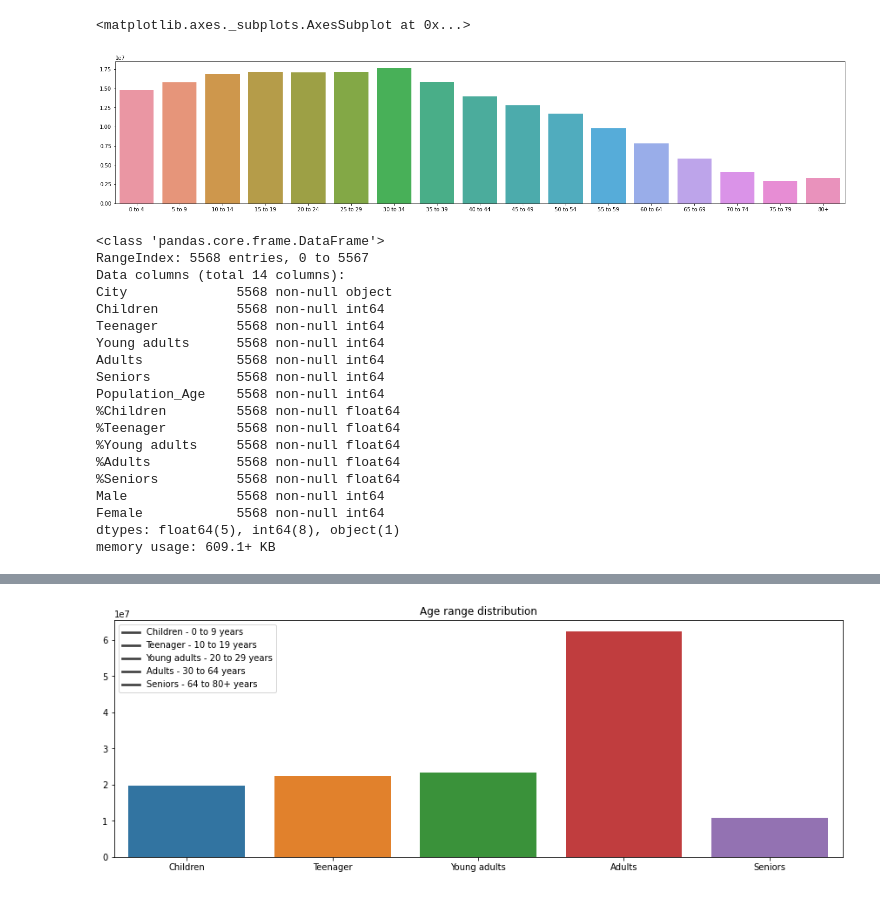
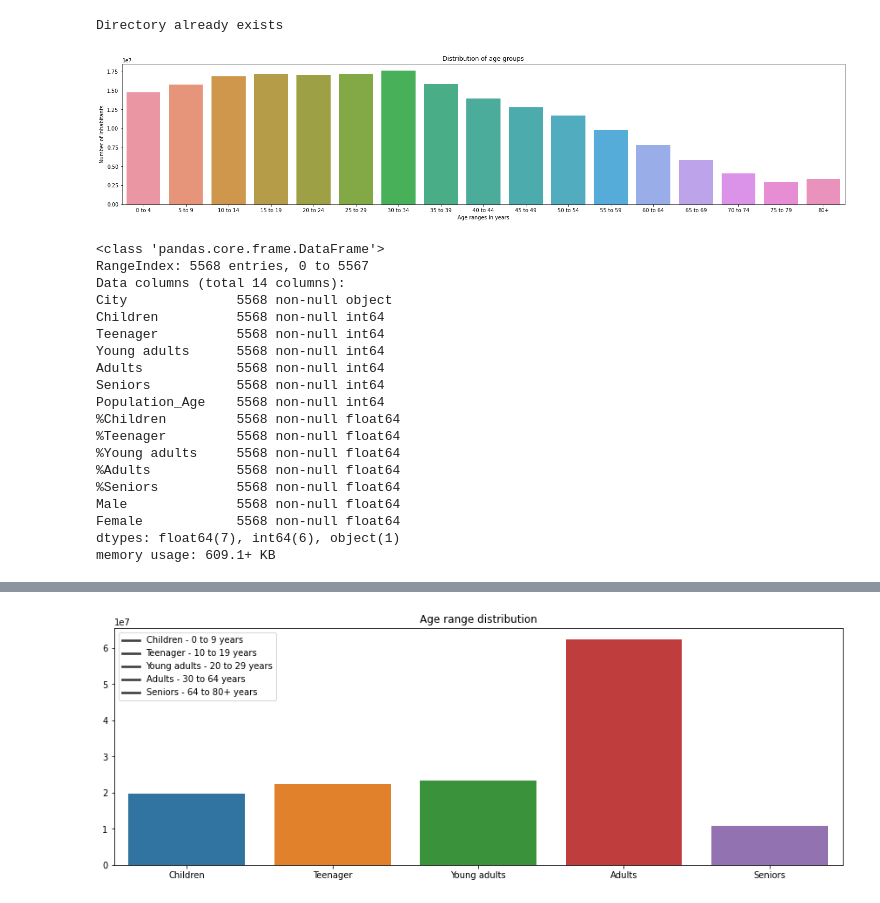
Before and after one commit to gfsilveira/covid, a Jupyter notebook: 04-Covid19-MunicipiosBR_socioeconomico.ipynb, the cells around one changed output, grey strips where cells are left out. Drawn from its saved outputs; the diff is of its cells as text; code cells hidden in the pictures.

Commit message:
Inicio review correlation data

```diff
--- a/04-Covid19-MunicipiosBR_socioeconomico.ipynb
+++ b/04-Covid19-MunicipiosBR_socioeconomico.ipynb
@@ -95,7 +96,7 @@ Death Rate        210 non-null float64
 dtypes: float64(3), int64(2), object(1)
 memory usage: 50.3+ KB
 # %%
-date = 10
+date = 11
 df_mun =  pd.read_excel('..\\'+directory[date])
 df_mun.head()
 # %% [output]
@@ -105,15 +106,32 @@ df_mun.head()
 | 2 | Alto Alegre | 107 | 91 | 94 | 141 | 97 | 120 | 129 | 59 | 134 | ... |
 | 3 | Nova Castilho | 124 | 71 | 75 | 110 | 72 | 92 | 66 | 62 | 119 | ... |
 | 4 | Almirante Tamandaré do Sul | 153 | 53 | 55 | 117 | 112 | 165 | 155 | 64 | 126 | ... |
+# %%
+g = 1
+print_campo = 's'
+col1 = 'Confirmed-100k'
+col2 = '%Adults'
+try:
+    os.mkdir(col2)
+    print('Directory created')
+except FileExistsError:
+    print('Directory already exists')
+# %% [output]
+Directory already exists
 # %%
 plt.figure(figsize=(25,5))
 sns.barplot(
     x=df_mun[df_mun.columns[1:-2]].sum().index,
     y=df_mun[df_mun.columns[1:-2]].sum().values
 )
+plt.title('Distribution of age groups')
+plt.xlabel('Age ranges in years')
+plt.ylabel('Number of inhabitants')
+if print_campo == 's':
+    g += 1
+    plt.savefig(col2+'\\0'+str(g)+'-'+col2+'_'+data+'.png', dpi=150)
 # %% [output]
-<matplotlib.axes._subplots.AxesSubplot at 0x...>
-[figure, old version]
+[figure, new version]
 # %%
 df_mun_ed = pd.DataFrame();
 df_mun_ed['City'] = df_mun['City']
@@ -128,8 +146,8 @@ df_mun_ed['%Teenager'] = round(df_mun_ed['Teenager']/df_mun_ed['Population_Age']
 df_mun_ed['%Young adults'] = round(df_mun_ed['Young adults']/df_mun_ed['Population_Age'], 2)
 df_mun_ed['%Adults'] = round(df_mun_ed['Adults']/df_mun_ed['Population_Age'], 2)
 df_mun_ed['%Seniors'] = round(df_mun_ed['Seniors']/df_mun_ed['Population_Age'], 2)
-df_mun_ed['Male'] = df_mun['Male']
-df_mun_ed['Female'] = df_mun['Female']
+df_mun_ed['Male'] = round(df_mun['Male']/(df_mun['Male']+df_mun['Female']), 2)
+df_mun_ed['Female'] = round(df_mun['Female']/(df_mun['Male']+df_mun['Female']), 2)
 df_mun_ed.info()
 # %% [output]
 <class 'pandas.core.frame.DataFrame'>
@@ -147,9 +165,9 @@ Population_Age    5568 non-null int64
 %Young adults     5568 non-null float64
 %Adults           5568 non-null float64
 %Seniors          5568 non-null float64
-Male              5568 non-null int64
-Female            5568 non-null int64
-dtypes: float64(5), int64(8), object(1)
+Male              5568 non-null float64
+Female            5568 non-null float64
+dtypes: float64(7), int64(6), object(1)
 memory usage: 609.1+ KB
 # %%
 df = pd.merge(df_cov, df_mun_ed, on="City")
```
Also changed, not shown: parts of 12 cells of this notebook, 45 other files.
